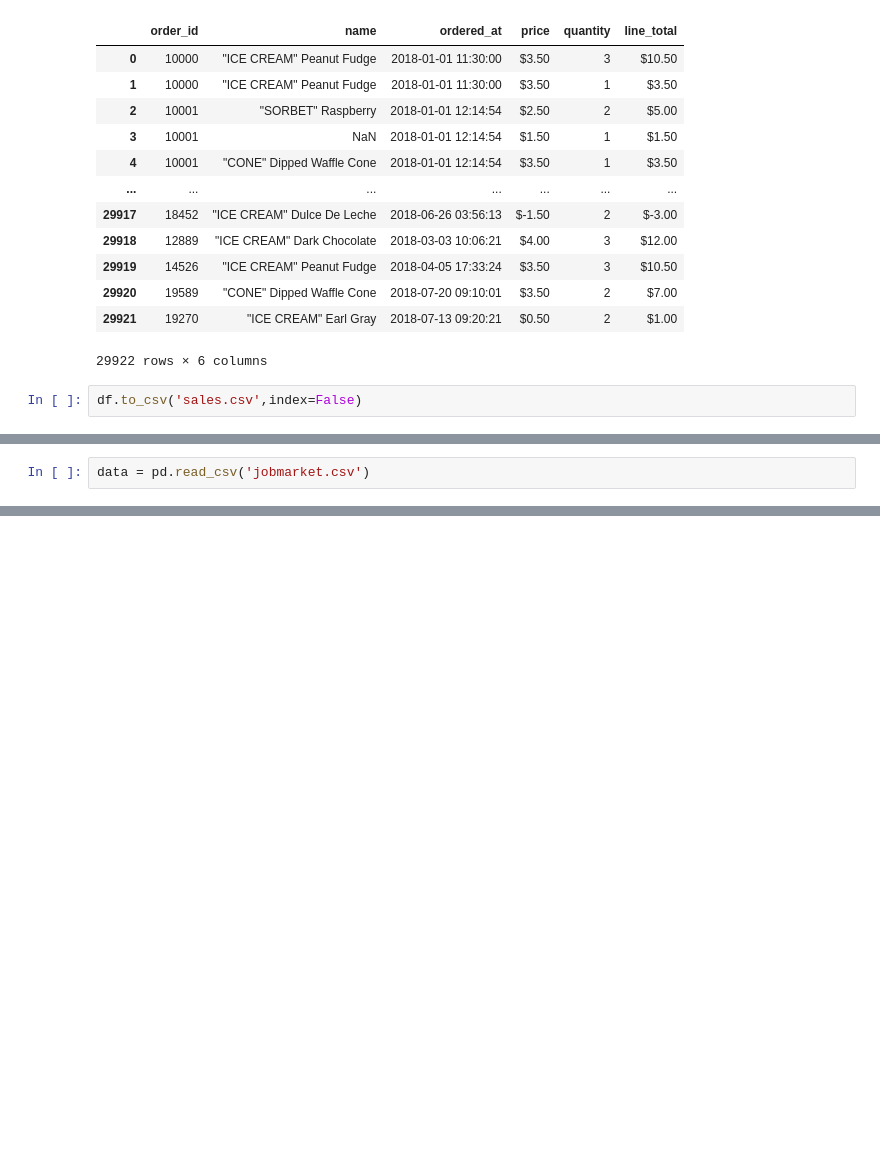
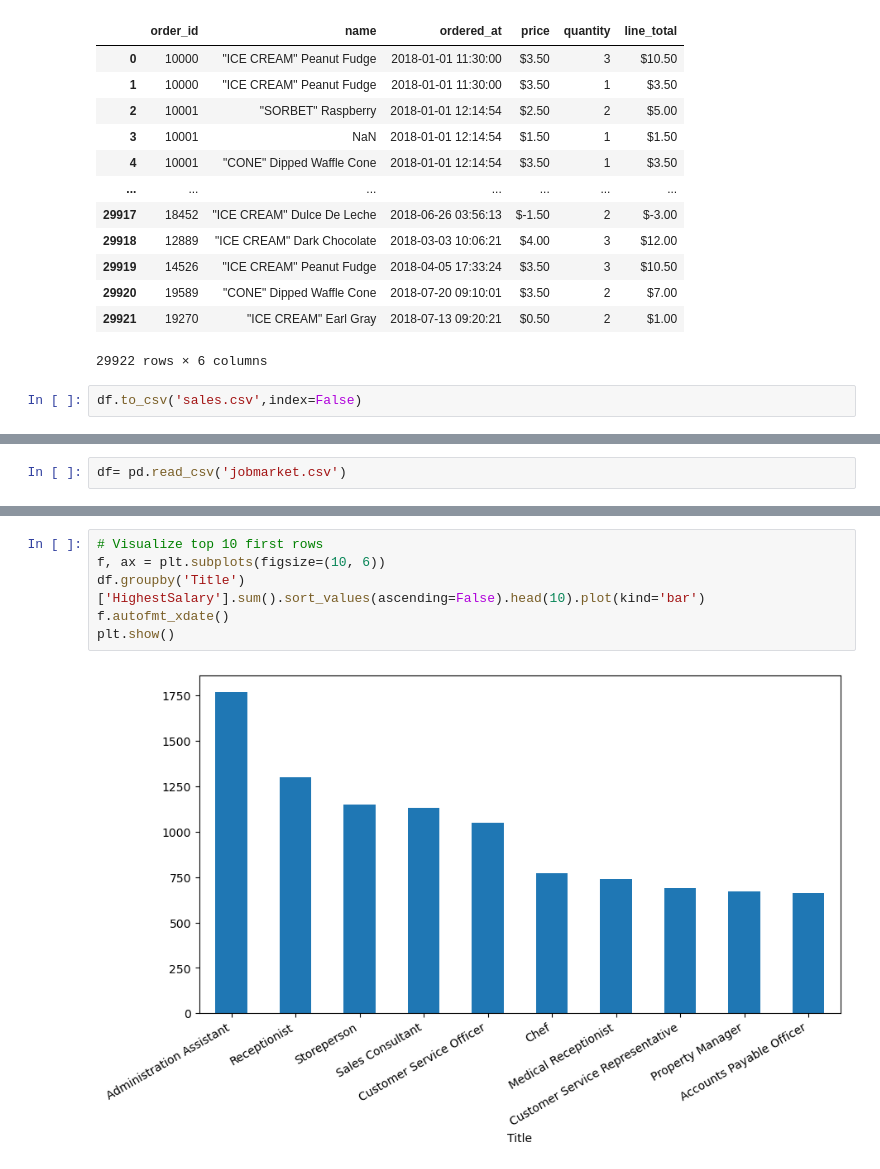
Before and after one commit to Chanfuc812/Lab_19522026, a Jupyter notebook: Lab2/Lab2_19522026.ipynb, the cells around one changed output, grey strips where cells are left out. Saved outputs shown, nothing was run; the diff lists cells and outputs as text; blank space fills up the shorter version.

```diff
--- a/Lab2/Lab2_19522026.ipynb
+++ b/Lab2/Lab2_19522026.ipynb
@@ -1109,4 +1112,4 @@ import pandas as pd
 import numpy as np
 # %%
-data = pd.read_csv('jobmarket.csv')
+df= pd.read_csv('jobmarket.csv')
 # %%
@@ -1206,0 +1130,8 @@ data.head(10)
+# %%
+# Visualize top 10 first rows
+f, ax = plt.subplots(figsize=(10, 6))
+df.groupby('Title')['HighestSalary'].sum().sort_values(ascending=False).head(10).plot(kind='bar')
+f.autofmt_xdate()
+plt.show()
+# %% [output]
+[figure, added]
```
Also changed, not shown: parts of 20 cells of this notebook.
